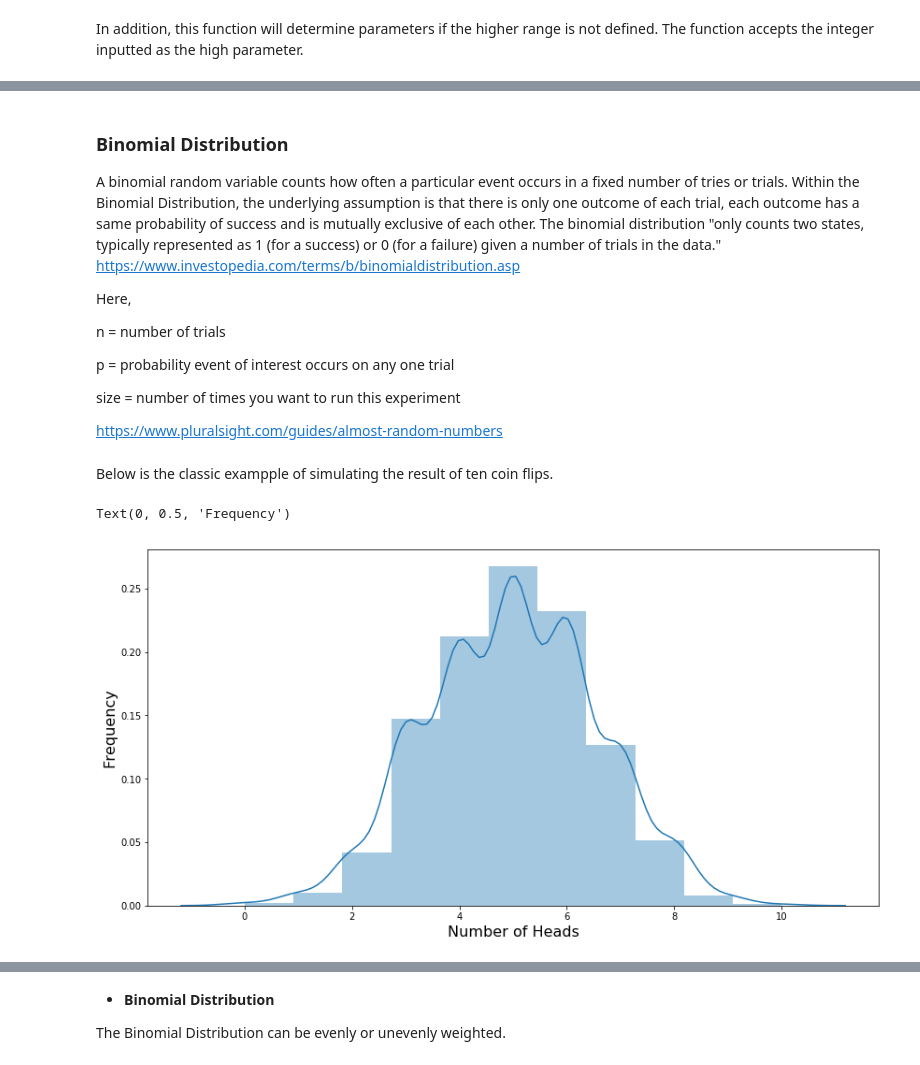
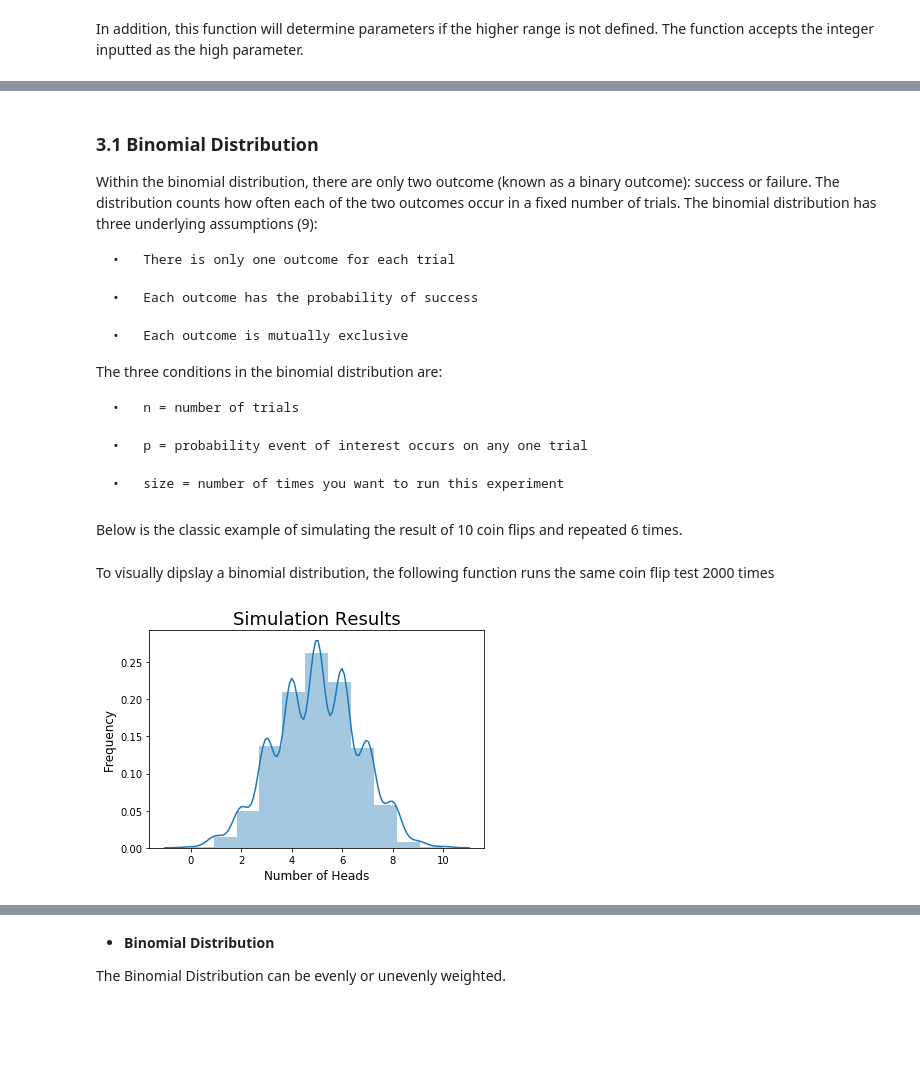
Before and after one commit to martinaobrien/numpy-random, a Jupyter notebook: numpy-random.ipynb, the cells around one changed output, grey strips where cells are left out. Cells and saved outputs as stored; diff of their text form; code cells hidden in the pictures; blank space fills up the shorter version.

```diff
--- a/numpy-random.ipynb
+++ b/numpy-random.ipynb
@@ -269,53 +224,51 @@ Probability distribution refers to the "statistical function that describes all
 # %% [markdown]
-### Binomial Distribution
+<a id='section3.1'></a>
+### 3.1 Binomial Distribution
 
-A binomial random variable counts how often a particular event occurs in a fixed number of tries or trials. Within the Binomial Distribution, the underlying assumption is that there is only one outcome of each trial, each outcome has a same probability of success and is mutually exclusive of each other. The binomial distribution "only counts two states, typically represented as 1 (for a success) or 0 (for a failure) given a number of trials in the data." https://www.investopedia.com/terms/b/binomialdistribution.asp
 
-Here,
+Within the binomial distribution, there are only two outcome (known as a binary outcome): success or failure. The distribution counts how often each of the two outcomes occur in a fixed number of trials. The binomial distribution has three underlying assumptions (9):
 
-n = number of trials
+    •	There is only one outcome for each trial
 
-p = probability event of interest occurs on any one trial
+    •	Each outcome has the probability of success
 
-size = number of times you want to run this experiment
+    •	Each outcome is mutually exclusive
 
-https://www.pluralsight.com/guides/almost-random-numbers
+The three conditions in the binomial distribution are:
+
+    •	n = number of trials
+
+    •	p = probability event of interest occurs on any one trial
+
+    •	size = number of times you want to run this experiment
 # %% [markdown]
-Below is the classic exampple of simulating the result of ten coin flips.
+Below is the classic example of simulating the result of 10 coin flips and repeated 6 times.
 # %%
 n, p = 10, .5
 np.random.binomial(n, p, 6)
 # n = the amount of instance (coin flips) in a trial
 # p = is the probability of a success
-# %%
-# Import libraries
-import numpy as np
-import matplotlib.pyplot as plt
-import seaborn as sns
-# Input variables
-# Number of trials
-trials = 1000
-# Number of independent experiments in each trial
-n = 10
-# Probability of success for each experiment
-p = 0.5
-# Function that runs our coin toss trials
-# heads is a list of the number of successes from each trial of n experiments
-def run_binom(trials, n, p):
-    heads = []
-    for i in range(trials):
-        tosses = [np.random.random() for i in range(n)]
-        heads.append(len([i for i in tosses if i>=0.50]))
-    return heads
-# Run the function
-heads = run_binom(trials, n, p)
-# Plot the results as a histogram
-fig, ax = plt.subplots(figsize=(14,7))
-ax = sns.distplot(heads, bins=11, label='simulation results')
-ax.set_xlabel("Number of Heads",fontsize=16)
-ax.set_ylabel("Frequency",fontsize=16)
-
-#https://towardsdatascience.com/fun-with-the-binomial-distribution-96a5ecabf65b
-# %% [output]
-Text(0, 0.5, 'Frequency')
-[figure, removed]
+# %% [markdown]
+To visually dipslay a binomial distribution, the following function runs the same coin flip test 2000 times
+# %%
+# Import libraries
+import numpy as np
+import matplotlib.pyplot as plt
+import seaborn as sns
+#Seaborn is a Python data visualization library based on matplotlib.
+#It provides a high-level interface for drawing attractive and informative statistical graphics.
+
+n, p = 10, .5 # number of trials, probability of each trial
+s = np.random.binomial(n, p, 2000)
+
+# Plot the results as a histogram
+plt.hist = sns.distplot(s, bins=11, label='simulation results')
+plt.title("Simulation Results", fontsize=18)
+plt.xlabel("Number of Heads",fontsize=12)
+plt.ylabel("Frequency",fontsize=12)
+plt.show()
+
+# result of flipping a coin 15 times, tested 2000 times.
+# Run the function
+# %% [output]
+[figure, added]
```
Also changed, not shown: parts of 77 cells of this notebook, 1 other file.
